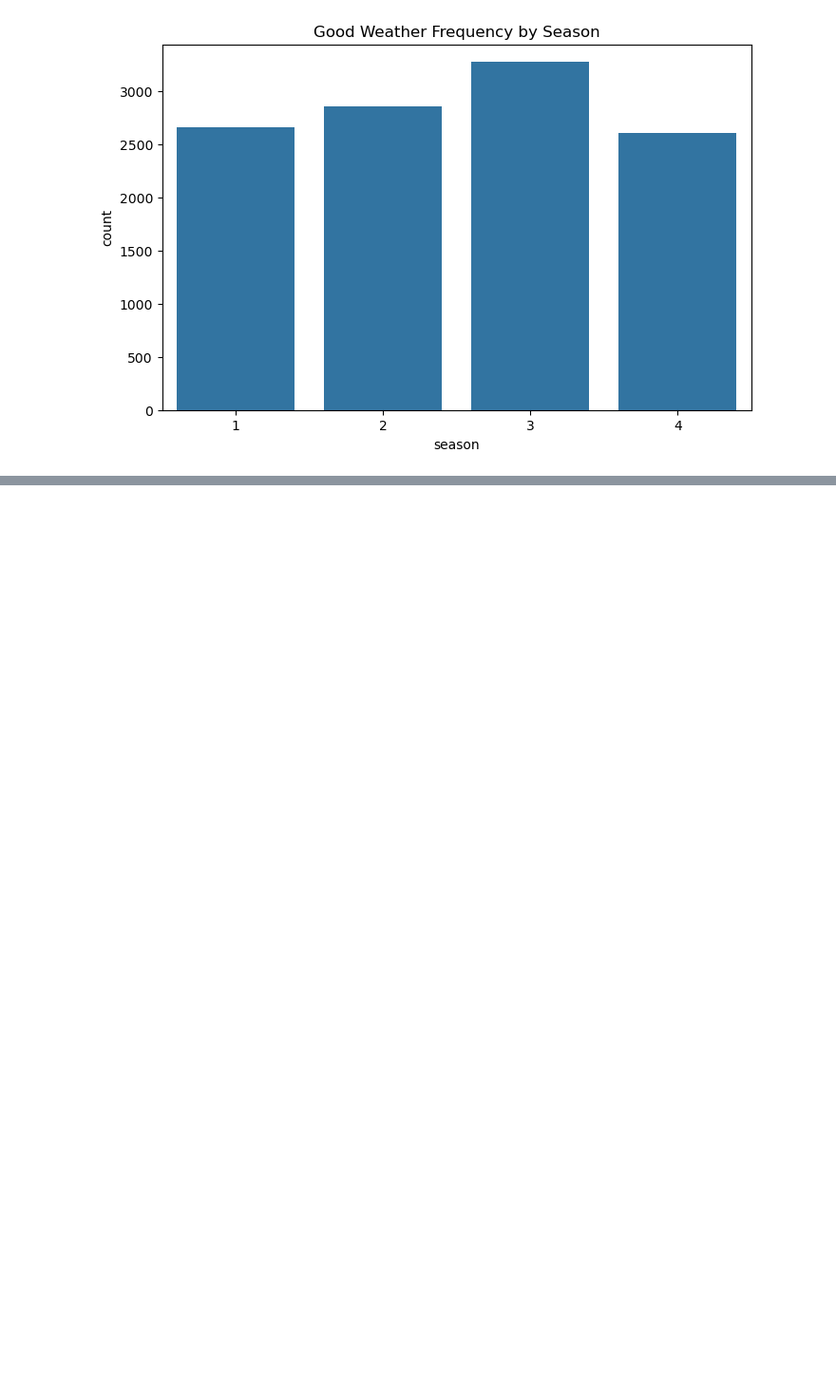
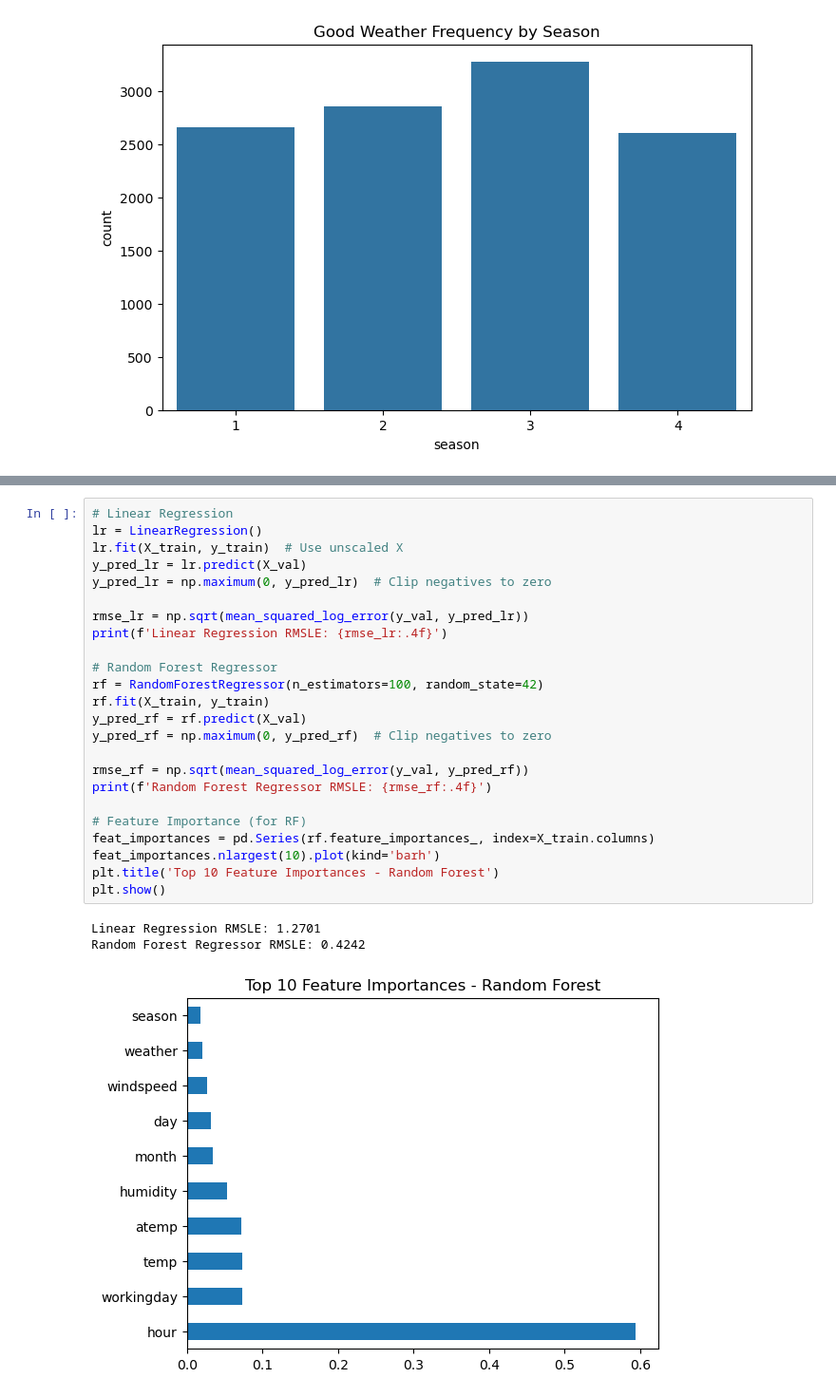
Before and after one commit to Shruthi1935/City_Bikeshare_System, a Jupyter notebook: City_Bikeshare_System.ipynb, the cells around one changed output, grey strips where cells are left out. Shown at 95% size. Cells and saved outputs as stored; diff of their text form; blank space fills up the shorter version.

```diff
--- a/City_Bikeshare_System.ipynb
+++ b/City_Bikeshare_System.ipynb
@@ -143,0 +277,28 @@ ValueError: could not convert string to float: '2011-01-01 00:00:00'
+# %%
+# Linear Regression
+lr = LinearRegression()
+lr.fit(X_train, y_train)  # Use unscaled X
+y_pred_lr = lr.predict(X_val)
+y_pred_lr = np.maximum(0, y_pred_lr)  # Clip negatives to zero
+
+rmse_lr = np.sqrt(mean_squared_log_error(y_val, y_pred_lr))
+print(f'Linear Regression RMSLE: {rmse_lr:.4f}')
+
+# Random Forest Regressor
+rf = RandomForestRegressor(n_estimators=100, random_state=42)
+rf.fit(X_train, y_train)
+y_pred_rf = rf.predict(X_val)
+y_pred_rf = np.maximum(0, y_pred_rf)  # Clip negatives to zero
+
+rmse_rf = np.sqrt(mean_squared_log_error(y_val, y_pred_rf))
+print(f'Random Forest Regressor RMSLE: {rmse_rf:.4f}')
+
+# Feature Importance (for RF)
+feat_importances = pd.Series(rf.feature_importances_, index=X_train.columns)
+feat_importances.nlargest(10).plot(kind='barh')
+plt.title('Top 10 Feature Importances - Random Forest')
+plt.show()
+# %% [output]
+Linear Regression RMSLE: 1.2701
+Random Forest Regressor RMSLE: 0.4242
+[figure, added]
```
Also changed, not shown: parts of 9 cells of this notebook.
